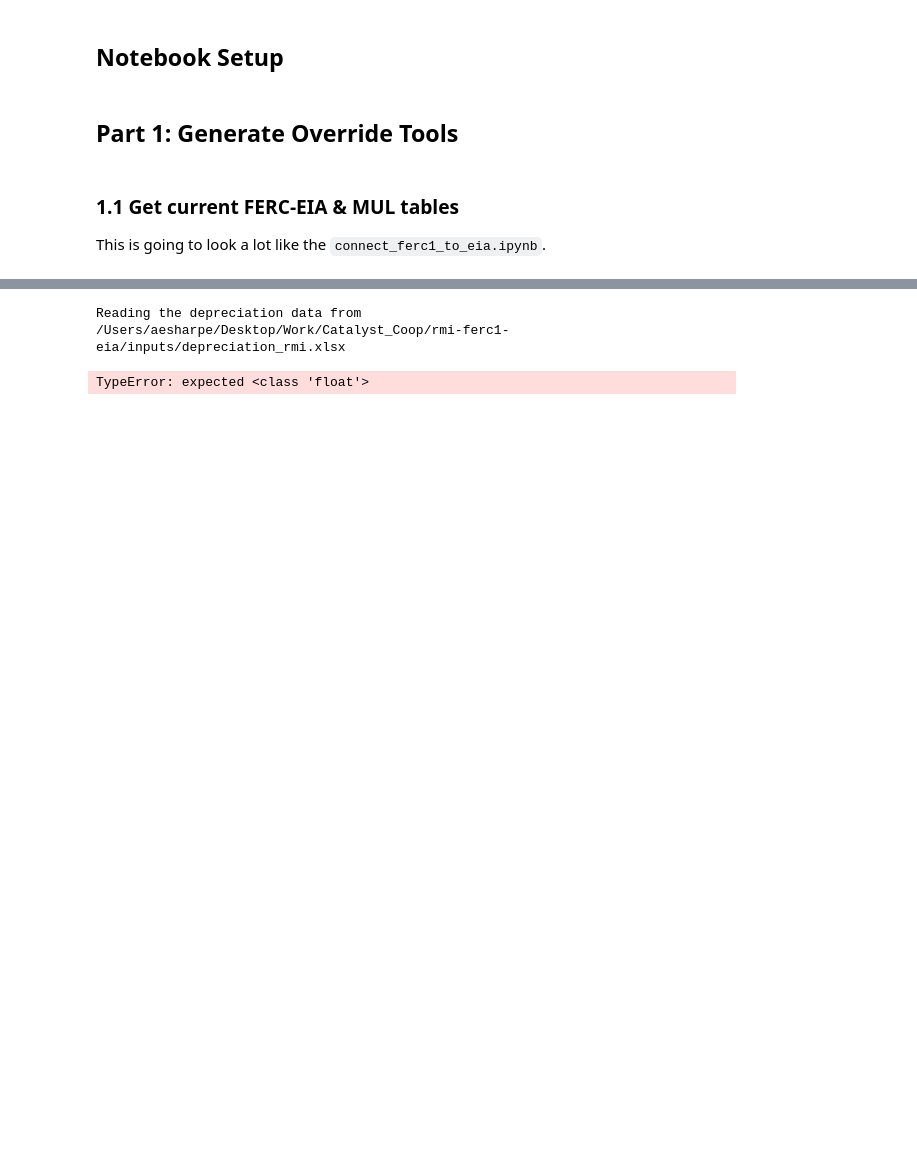
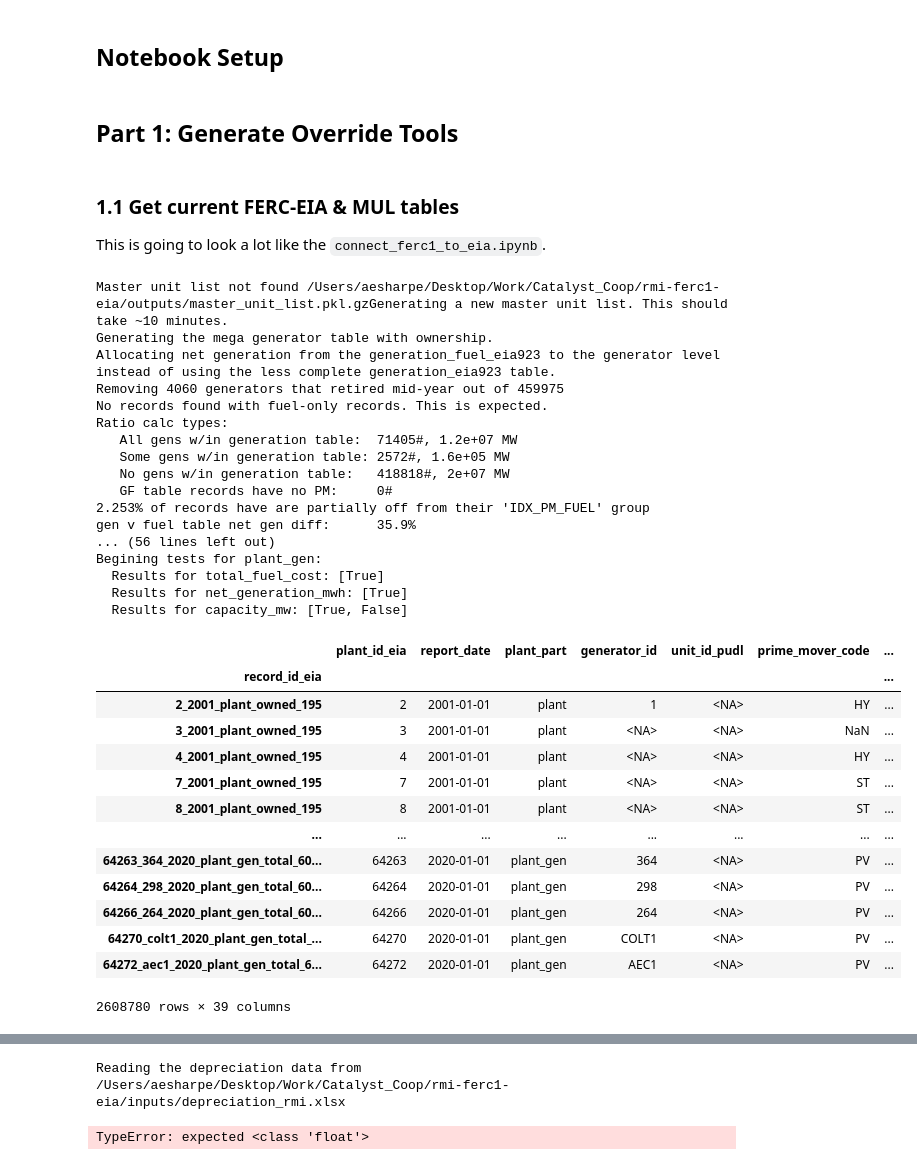
Before and after one commit to catalyst-cooperative/rmi-ferc1-eia, a Jupyter notebook: notebooks/make_overrides.ipynb, the cells around one changed output, grey strips where cells are left out. Cells and saved outputs as stored; diff of their text form; code cells hidden in the pictures; blank space fills up the shorter version.

```diff
--- a/notebooks/make_overrides.ipynb
+++ b/notebooks/make_overrides.ipynb
@@ -206,6 +207,40 @@ relevant_cols_mul = [
 # %% [markdown]
 ### 1.1 Get current FERC-EIA & MUL tables
 This is going to look a lot like the `connect_ferc1_to_eia.ipynb`.
+# %%
+make_plant_parts_eia.get_master_unit_list_eia(file_path_mul, pudl_out, clobber=True)
+# %% [output]
+Master unit list not found /Users/aesharpe/Desktop/Work/Catalyst_Coop/rmi-ferc1-eia/outputs/master_unit_list.pkl.gzGenerating a new master unit list. This should take ~10 minutes.
+Generating the mega generator table with ownership.
+Allocating net generation from the generation_fuel_eia923 to the generator level instead of using the less complete generation_eia923 table.
+Removing 4060 generators that retired mid-year out of 459975
+No records found with fuel-only records. This is expected.
+Ratio calc types:
+   All gens w/in generation table:  71405#, 1.2e+07 MW
+   Some gens w/in generation table: 2572#, 1.6e+05 MW
+   No gens w/in generation table:   418818#, 2e+07 MW
+   GF table records have no PM:     0#
+2.253% of records have are partially off from their 'IDX_PM_FUEL' group
+gen v fuel table net gen diff:      35.9%
+... (56 lines left out)
+Begining tests for plant_gen:
+  Results for total_fuel_cost: [True]
+  Results for net_generation_mwh: [True]
+  Results for capacity_mw: [True, False]
+|  | plant_id_eia | report_date | plant_part | generator_id | unit_id_pudl | prime_mover_code | ... |
+| record_id_eia |  |  |  |  |  |  | ... |
+| 2_2001_plant_owned_195 | 2 | 2001-01-01 | plant | 1 | <NA> | HY | ... |
+| 3_2001_plant_owned_195 | 3 | 2001-01-01 | plant | <NA> | <NA> | NaN | ... |
+| 4_2001_plant_owned_195 | 4 | 2001-01-01 | plant | <NA> | <NA> | HY | ... |
+| 7_2001_plant_owned_195 | 7 | 2001-01-01 | plant | <NA> | <NA> | ST | ... |
+| 8_2001_plant_owned_195 | 8 | 2001-01-01 | plant | <NA> | <NA> | ST | ... |
+| ... | ... | ... | ... | ... | ... | ... | ... |
+| 64263_364_2020_plant_gen_total_60... | 64263 | 2020-01-01 | plant_gen | 364 | <NA> | PV | ... |
+| 64264_298_2020_plant_gen_total_60... | 64264 | 2020-01-01 | plant_gen | 298 | <NA> | PV | ... |
+| 64266_264_2020_plant_gen_total_60... | 64266 | 2020-01-01 | plant_gen | 264 | <NA> | PV | ... |
+| 64270_colt1_2020_plant_gen_total_... | 64270 | 2020-01-01 | plant_gen | COLT1 | <NA> | PV | ... |
+| 64272_aec1_2020_plant_gen_total_6... | 64272 | 2020-01-01 | plant_gen | AEC1 | <NA> | PV | ... |
+2608780 rows × 39 columns
 # %%
 file_path_training = pathlib.Path().cwd().parent /'inputs'/'train_ferc1_to_eia.csv'
 file_path_mul = pathlib.Path().cwd().parent /'outputs' / 'master_unit_list.pkl.gz'
```
Also changed, not shown: parts of 5 cells of this notebook, 4 other files.
